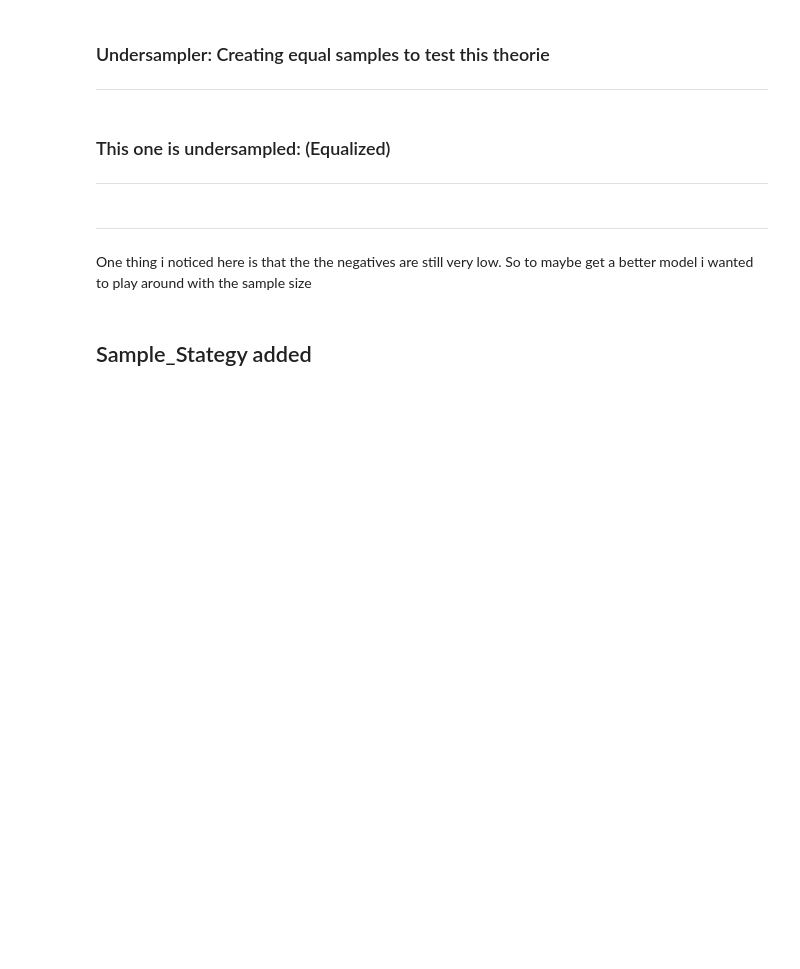
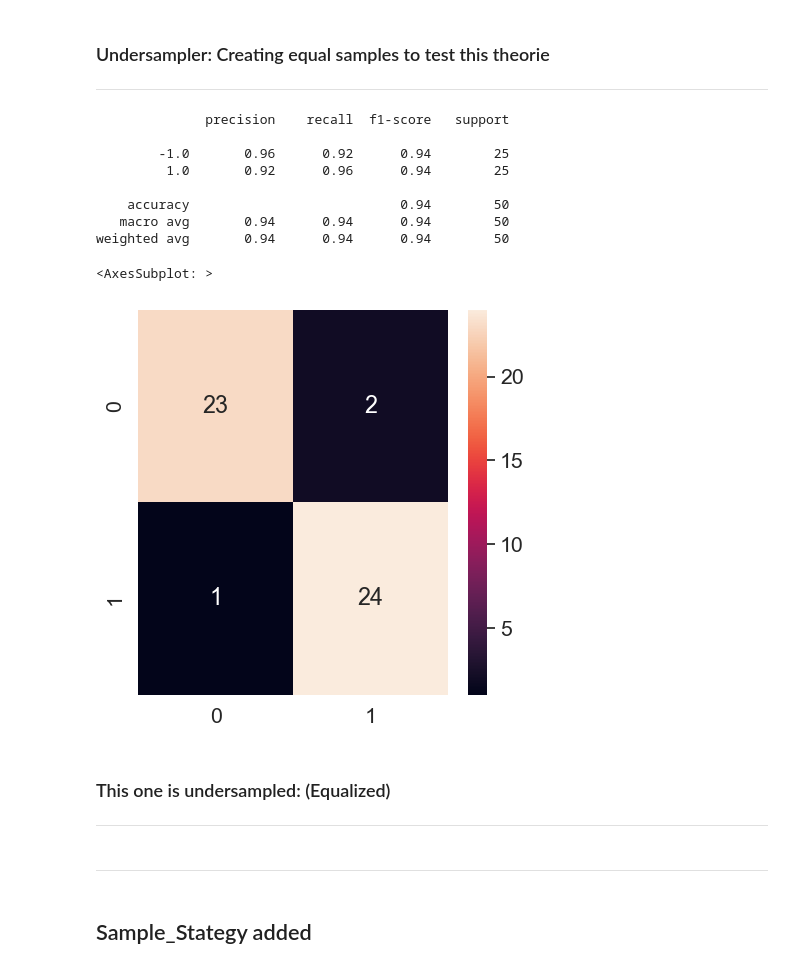
Before and after one commit to alexxtodea/DataAnalytics, a Jupyter notebook: MiniProject/Naamloos.ipynb, the cells around one changed output. Cells and saved outputs as stored; diff of their text form; code cells hidden in the pictures; blank space fills up the shorter version.

```diff
--- a/MiniProject/Naamloos.ipynb
+++ b/MiniProject/Naamloos.ipynb
@@ -433,12 +576,25 @@ Now we are going to equalize the samples to hopefully change the performance.
 # %%
 rus = RandomUnderSampler(random_state=42)
 
 X_train_undersampled, y_train_undersampled = rus.fit_resample(X_train, y_train)
 
 classifier.fit(X_train_undersampled, y_train_undersampled)
 
 y_pred = classifier.predict(X_train_undersampled)
 print(classification_report(y_train_undersampled, y_pred))
+cm_equal = confusion_matrix(y_train_undersampled, y_pred)
+sns.heatmap(cm_equal, annot=True)
+# %% [output]
+              precision    recall  f1-score   support
+
+        -1.0       0.96      0.92      0.94        25
+         1.0       0.92      0.96      0.94        25
+
+    accuracy                           0.94        50
+   macro avg       0.94      0.94      0.94        50
+weighted avg       0.94      0.94      0.94        50
+<AxesSubplot: >
+[figure, added]
 # %% [markdown]
 ### This one is undersampled: (Equalized)
 ***
@@ -449,6 +601,5 @@ sns.heatmap(cmequal, annot=True)
-# %% [markdown]
-***
-One thing i noticed here is that the the negatives are still very low. So to maybe get a better model i wanted to play around with the sample size
+# %% [markdown]
+***
 # %% [markdown]
 ## Sample_Stategy added
 # %%
```
Also changed, not shown: parts of 41 cells of this notebook.
